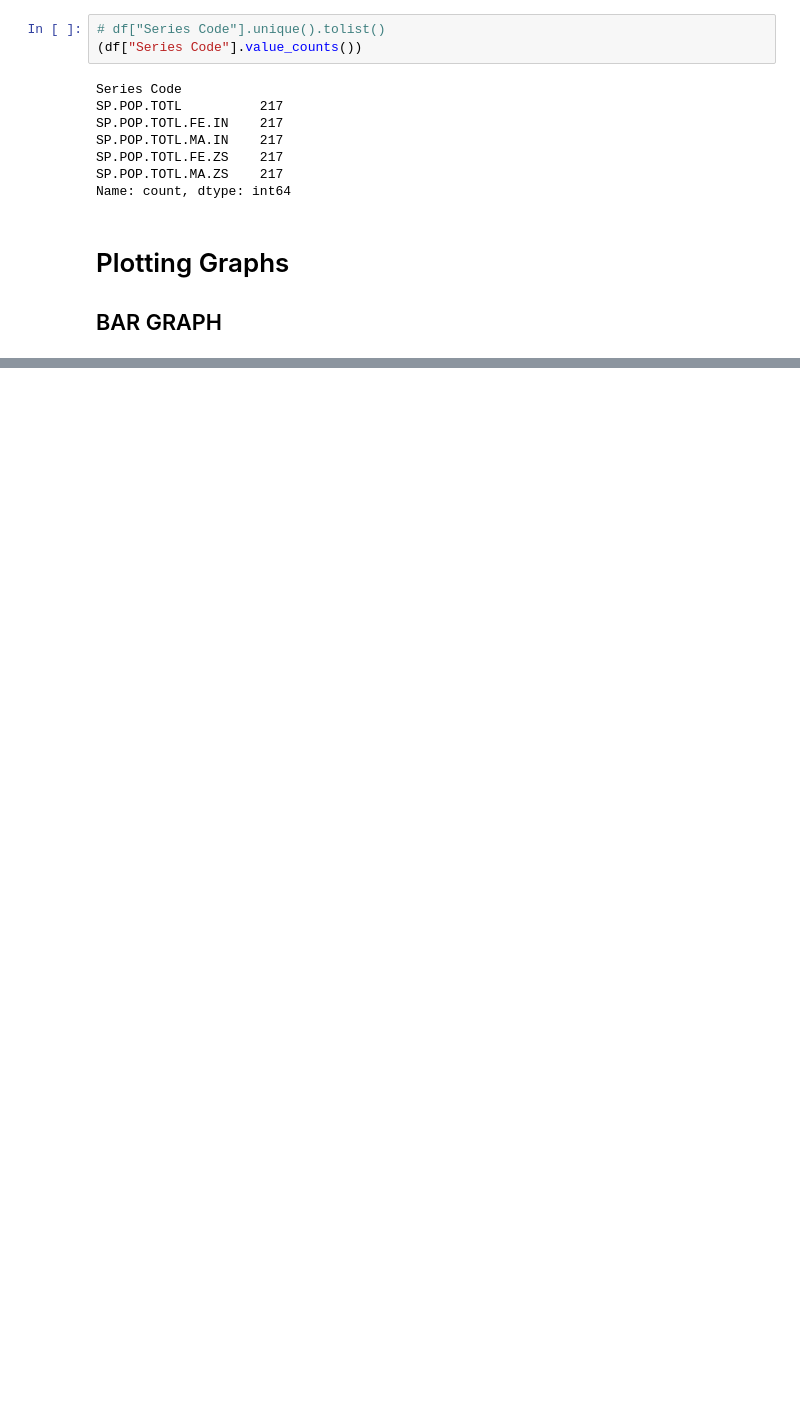
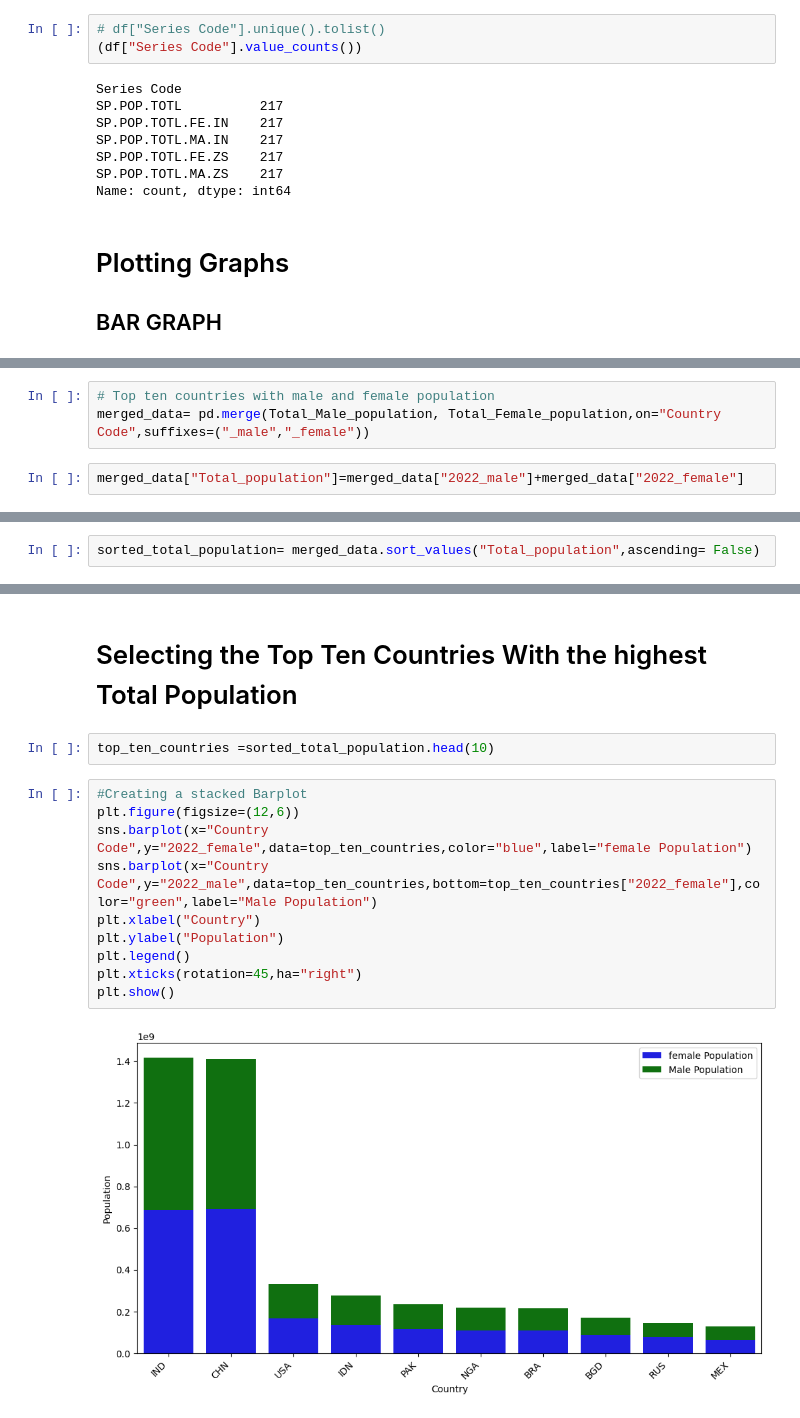
Before and after one commit to addysenpai1/ProdigyInsternshiptasks, a Jupyter notebook: Task1.ipynb, the cells around one changed output, grey strips where cells are left out. Drawn from its saved outputs; the diff is of its cells as text; blank space fills up the shorter version.

```diff
--- a/Task1.ipynb
+++ b/Task1.ipynb
@@ -373,0 +453,5 @@ Total_Male_population = df[df["Series Code"]=="SP.POP.TOTL.MA.IN"]
+# %%
+# Top ten countries with male and female population
+merged_data= pd.merge(Total_Male_population, Total_Female_population,on="Country Code",suffixes=("_male","_female"))
+# %%
+merged_data["Total_population"]=merged_data["2022_male"]+merged_data["2022_female"]
@@ -373,0 +469,2 @@ Total_Male_population = df[df["Series Code"]=="SP.POP.TOTL.MA.IN"]
+# %%
+sorted_total_population= merged_data.sort_values("Total_population",ascending= False)
@@ -373,0 +485,16 @@ Total_Male_population = df[df["Series Code"]=="SP.POP.TOTL.MA.IN"]
+# %% [markdown]
+# Selecting the Top Ten Countries With the highest Total Population
+# %%
+top_ten_countries =sorted_total_population.head(10)
+# %%
+#Creating a stacked Barplot
+plt.figure(figsize=(12,6))
+sns.barplot(x="Country Code",y="2022_female",data=top_ten_countries,color="blue",label="female Population")
+sns.barplot(x="Country Code",y="2022_male",data=top_ten_countries,bottom=top_ten_countries["2022_female"],color="green",label="Male Population")
+plt.xlabel("Country")
+plt.ylabel("Population")
+plt.legend()
+plt.xticks(rotation=45,ha="right")
+plt.show()
+# %% [output]
+[figure, added]
```
Also changed, not shown: parts of 25 cells of this notebook, 1 other file.
